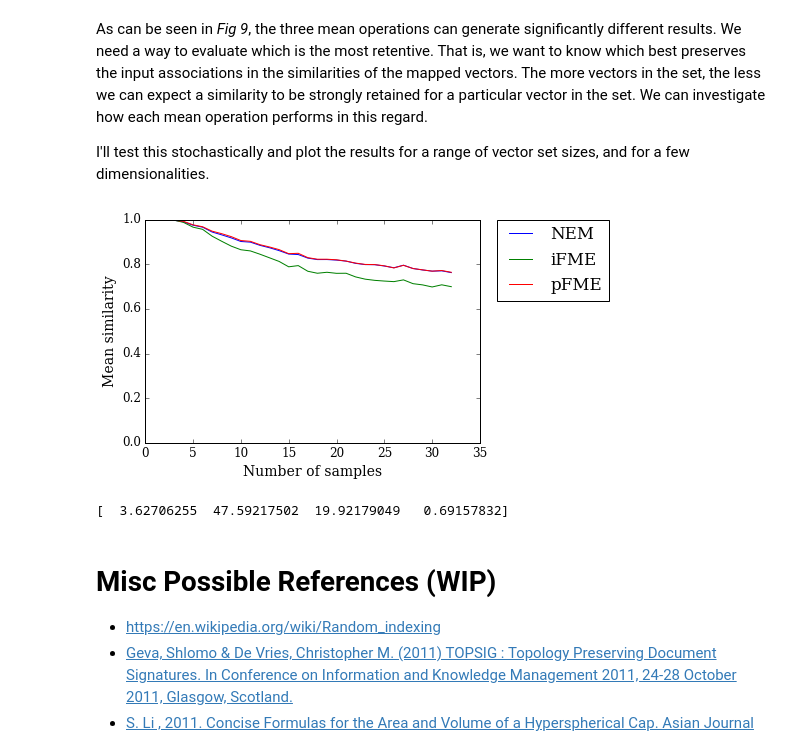
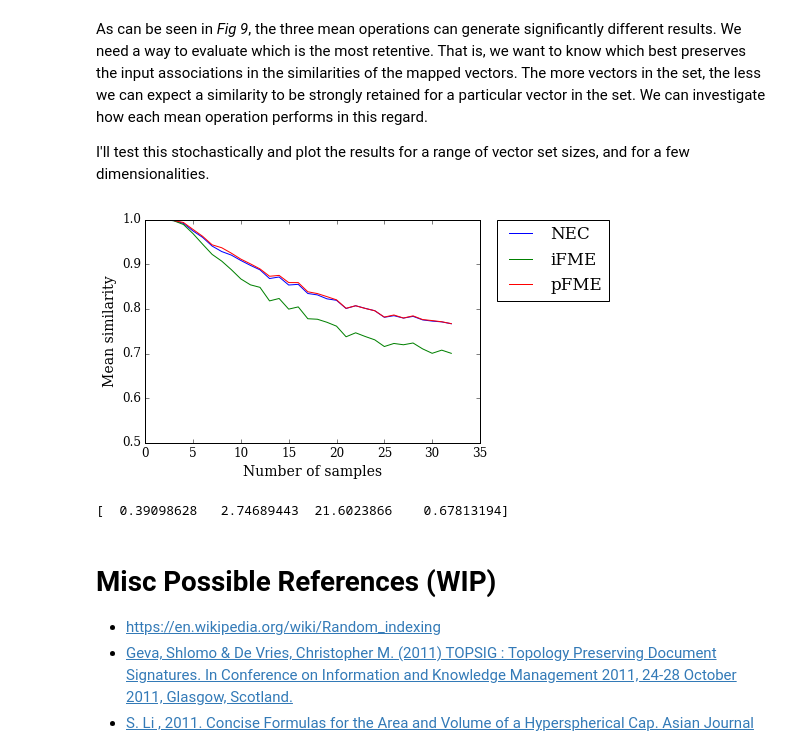
Before and after one commit to sagland/vecassoc, a Jupyter notebook: notebooks/Representing Object Association with Vector Similarity.ipynb, the cells around one changed output. Saved outputs shown, nothing was run; the diff lists cells and outputs as text; code cells hidden in the pictures.

```diff
--- a/notebooks/Representing Object Association with Vector Similarity.ipynb
+++ b/notebooks/Representing Object Association with Vector Similarity.ipynb
@@ -396,7 +396,7 @@ _hs_capp_cache = {}
 def hs_capp(p, q):
     '''Returns the hyperspherical cap proportional area described by
     the angle between two (lists of) hyperspherical points.
-    For performance, uses a cached look-up table for each n on demand.'''
+    For performance, uses a cached look-up table for each n.'''
     n = p.shape[-1]
     angles = hs_angle(p, q)
     global _hs_capp_cache
@@ -408,16 +408,17 @@ def hs_capp(p, q):
     return np.interp(angles, HS_CAPP_CACHE_INDEX, lut)
 
 def hs_similarity(p, q):
-    '''Returns the similarity between two (sets of) hypersphere points.'''
+    '''Returns the similarity between two (lists of) hypersphere points.'''
     return 1 - hs_capp(p, q)
 # %%
-# Generate two lists of 12D vectors, and measure their
+# Generate two lists of vectors, and measure their
 # pairwise distances and similarities.
+N = 24
 NSAMPLES = 2**20
 NBUCKETS = 2**5 + 1
 SPB = float(NSAMPLES) / NBUCKETS
-ps = hs_sample(NSAMPLES, 12)
-qs = hs_sample(NSAMPLES, 12)
+ps = hs_sample(NSAMPLES, N)
+qs = hs_sample(NSAMPLES, N)
 d_tallies, dists = np.histogram(hs_distance(ps, qs), NBUCKETS, (0, np.pi))
 s_tallies, sims = np.histogram(hs_similarity(ps, qs), NBUCKETS, (0, 1))
 # %%
@@ -507,7 +509,7 @@ q = np.array([1.,0,0])
 geodesic = np.array([hs_slerp(p, q, i/10.)[0] for i in range(11)])
 sm = hs_slerp(p, q, 1.0/3)[0]
 em = (p*2 + q*1) / 2.0
-nem = hs_normalize(em)
+nec = hs_normalize(em)
 ax1.scatter([0,1], [0,0], [1,0], color='k')
 ax1.plot([0,0], [0,0], [0,2], color='k', linestyle='--')
 ax1.text(-0.65,0,0.9,"$(w = 2)$  $\mathbf{\\hat{p}}$", fontsize=15)
@@ -516,9 +518,9 @@ ax1.text(0.95,0,-0.4,'  $\\mathbf{\\hat{q}}$\n$(w = 1)$', fontsize=15)
 ax1.plot([0,1], [0,0], [2,0], color='k', linestyle=':')
 ax1.plot([0,em[0]], [0,em[1]], [0,em[2]], color='k', linestyle='--')
 ax1.plot(geodesic[:,0],geodesic[:,1],geodesic[:,2], color='k')
-pts = np.array([sm, em, nem])
+pts = np.array([sm, em, nec])
 ax1.scatter(pts[:,0], pts[:,1], pts[:,2], color='k')
-ax1.text(em[0]+.05,em[1],em[2]+0.04,'Weighted Eucl. mean', fontsize=10)
+ax1.text(em[0]+.05,em[1],em[2]+0.04,'Weighted centroid', fontsize=10)
 ax1.text(sm[0]+.05,sm[1],sm[2]+0.0,'Geodesic mean', fontsize=10)
 plt.legend(bbox_to_anchor=(0.2, 0.8), borderaxespad=0.0)
 fig.text(0.2, 0.0, 'Fig. 8: The normalized weighted Euclidean mean\n'
@@ -684,20 +685,20 @@ popt, pcov = curve_fit(forget, ms, ner, [1.0, 0.0, 1.0, 0, ])
 # %%
 #s, c = 30, 0.55
 #fcv = np.array([forget(m, *popt) for m in ms])
-plt.plot(ms, ner, label='NEM')
+plt.plot(ms, ner, label='NEC')
 plt.plot(ms, ifr, label='iFME')
 plt.plot(ms, pfr, label='pFME')
 #plt.plot(ms, fcv, label='Forgetting curve')#\n($s=%.1f, c=%.1f$)' % (s,c))
 #plt.ylim((0.5,1))
-plt.ylim((0,1))
+plt.ylim((0.5, 1))
 plt.xlabel('Number of samples')
 plt.ylabel('Mean similarity')
 plt.legend(bbox_to_anchor=(1.05, 1), loc=2, borderaxespad=0.)
 plt.show()
 print popt
 # %% [output]
-[figure, old version]
+[figure, new version]
-[  3.62706255  47.59217502  19.92179049   0.69157832]
+[  0.39098628   2.74689443  21.6023866    0.67813194]
 # %% [markdown]
 # Misc Possible References (WIP)
 
```
Also changed, not shown: parts of 7 cells of this notebook.
